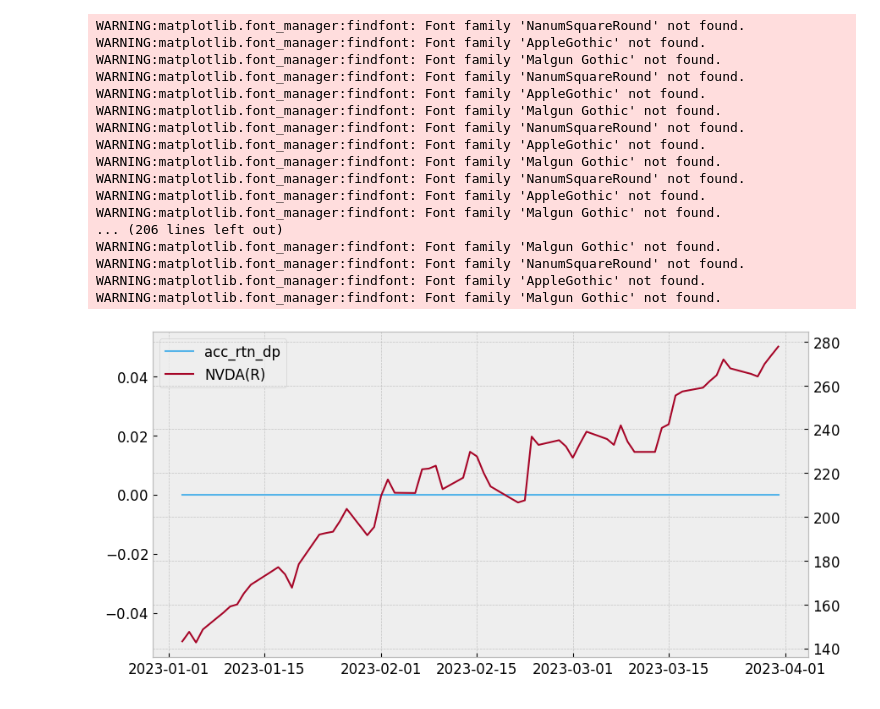
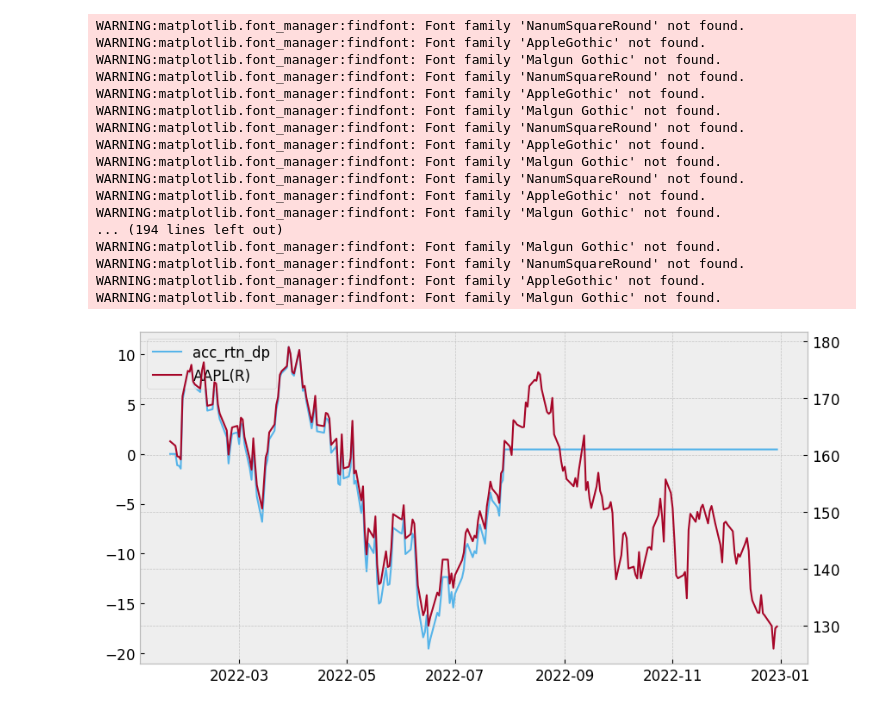
Before and after one commit to kiseonjeong/finance-study, a Jupyter notebook: tutorial.ipynb, the cells around one changed output. Cells and saved outputs as stored; diff of their text form; code cells hidden in the pictures.

```diff
--- a/tutorial.ipynb
+++ b/tutorial.ipynb
@@ -22,6 +19,6 @@ Successfully installed finterstellar-0.2.16
 # %%
 import finterstellar as fs
 # %%
-df = fs.get_price('NVDA', start_date='2023-01-01', end_date='2023-03-31')
+df = fs.get_price('AAPL', start_date='2022-01-01', end_date='2022-12-31')
 print(df)
 # %% [output]
@@ -122,22 +119,22 @@ WARNING:matplotlib.font_manager:findfont: Font family 'Malgun Gothic' not found.
 # %%
 fs.evaluate(df, cost=.001)
-fs.draw_chart(df, left='acc_rtn_dp', right='NVDA')
+fs.draw_chart(df, left='acc_rtn_dp', right='AAPL')
 # %% [output]
 WARNING:matplotlib.font_manager:findfont: Font family 'NanumSquareRound' not found.
 WARNING:matplotlib.font_manager:findfont: Font family 'AppleGothic' not found.
 WARNING:matplotlib.font_manager:findfont: Font family 'Malgun Gothic' not found.
 WARNING:matplotlib.font_manager:findfont: Font family 'NanumSquareRound' not found.
 WARNING:matplotlib.font_manager:findfont: Font family 'AppleGothic' not found.
 WARNING:matplotlib.font_manager:findfont: Font family 'Malgun Gothic' not found.
 WARNING:matplotlib.font_manager:findfont: Font family 'NanumSquareRound' not found.
 WARNING:matplotlib.font_manager:findfont: Font family 'AppleGothic' not found.
 WARNING:matplotlib.font_manager:findfont: Font family 'Malgun Gothic' not found.
 WARNING:matplotlib.font_manager:findfont: Font family 'NanumSquareRound' not found.
 WARNING:matplotlib.font_manager:findfont: Font family 'AppleGothic' not found.
 WARNING:matplotlib.font_manager:findfont: Font family 'Malgun Gothic' not found.
-... (206 lines left out)
+... (194 lines left out)
 WARNING:matplotlib.font_manager:findfont: Font family 'Malgun Gothic' not found.
 WARNING:matplotlib.font_manager:findfont: Font family 'NanumSquareRound' not found.
 WARNING:matplotlib.font_manager:findfont: Font family 'AppleGothic' not found.
 WARNING:matplotlib.font_manager:findfont: Font family 'Malgun Gothic' not found.
-[figure, old version]
+[figure, new version]
```
Also changed, not shown: parts of 7 cells of this notebook.
